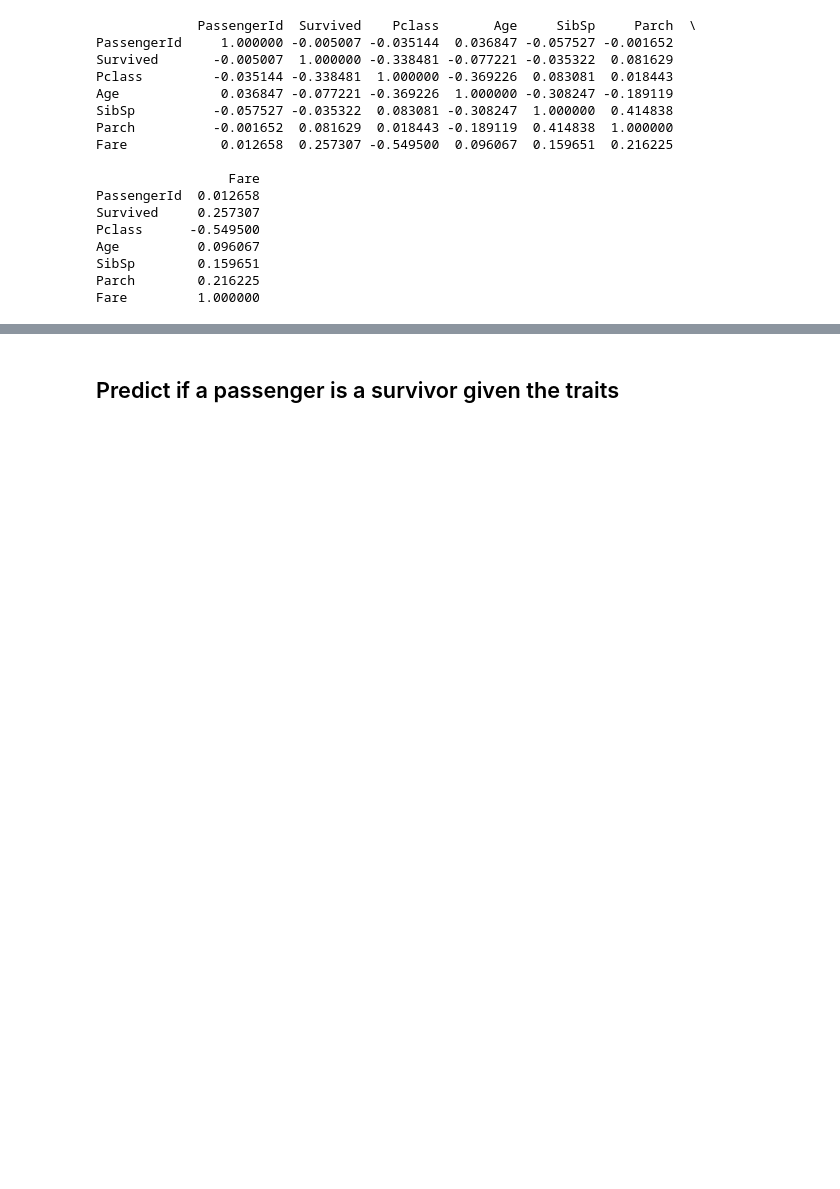
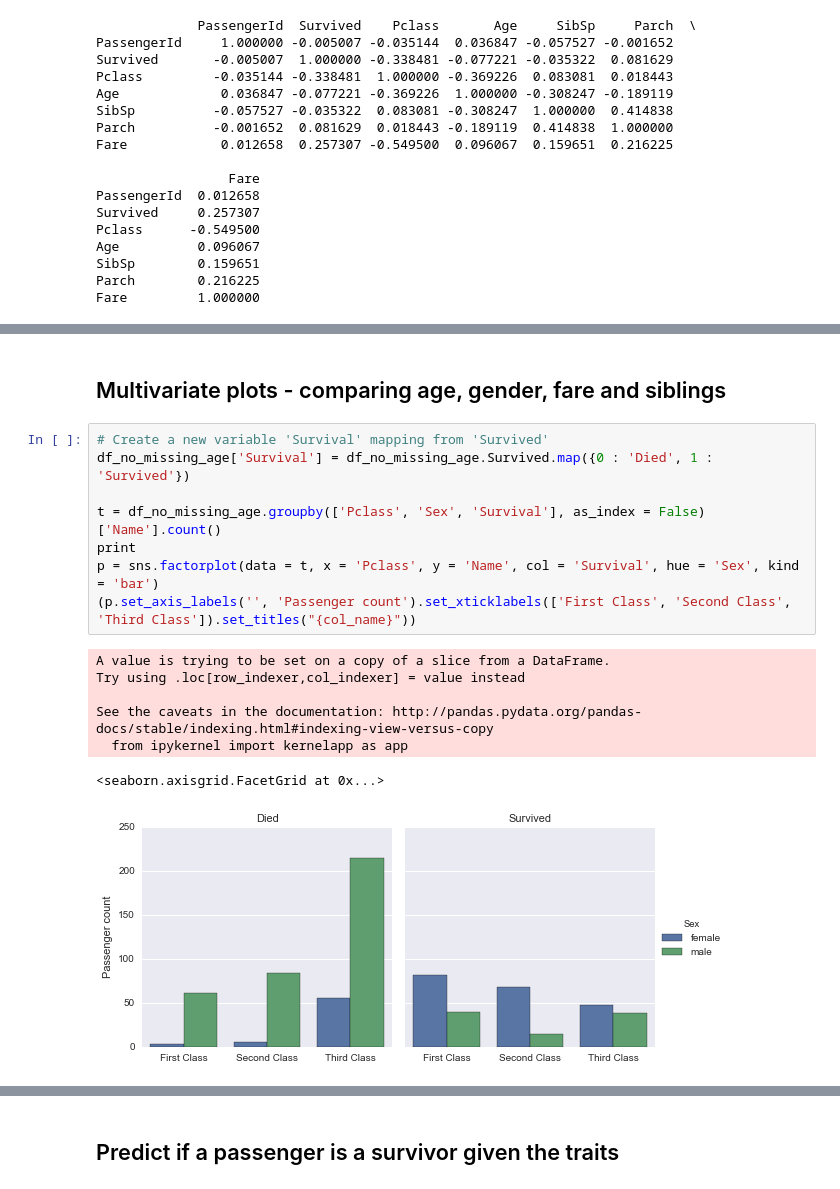
Before and after one commit to suwDB/Udacity-Projects, a Jupyter notebook: P2 Titanic/Titanic.ipynb, the cells around one changed output, grey strips where cells are left out. Drawn from its saved outputs; the diff is of its cells as text; blank space fills up the shorter version.

```diff
--- a/P2 Titanic/Titanic.ipynb
+++ b/P2 Titanic/Titanic.ipynb
@@ -333,0 +370,18 @@ From the exploration we know that children, women and first class passengers wer
+# %% [markdown]
+## Multivariate plots - comparing age, gender, fare and siblings
+# %%
+# Create a new variable 'Survival' mapping from 'Survived'
+df_no_missing_age['Survival'] = df_no_missing_age.Survived.map({0 : 'Died', 1 : 'Survived'})
+
+t = df_no_missing_age.groupby(['Pclass', 'Sex', 'Survival'], as_index = False)['Name'].count()
+print
+p = sns.factorplot(data = t, x = 'Pclass', y = 'Name', col = 'Survival', hue = 'Sex', kind = 'bar')
+(p.set_axis_labels('', 'Passenger count').set_xticklabels(['First Class', 'Second Class', 'Third Class']).set_titles("{col_name}"))
+# %% [output]
+A value is trying to be set on a copy of a slice from a DataFrame.
+Try using .loc[row_indexer,col_indexer] = value instead
+
+See the caveats in the documentation: http://pandas.pydata.org/pandas-docs/stable/indexing.html#indexing-view-versus-copy
+  from ipykernel import kernelapp as app
+<seaborn.axisgrid.FacetGrid at 0x...>
+[figure, added]
```
Also changed, not shown: parts of 37 cells of this notebook.
